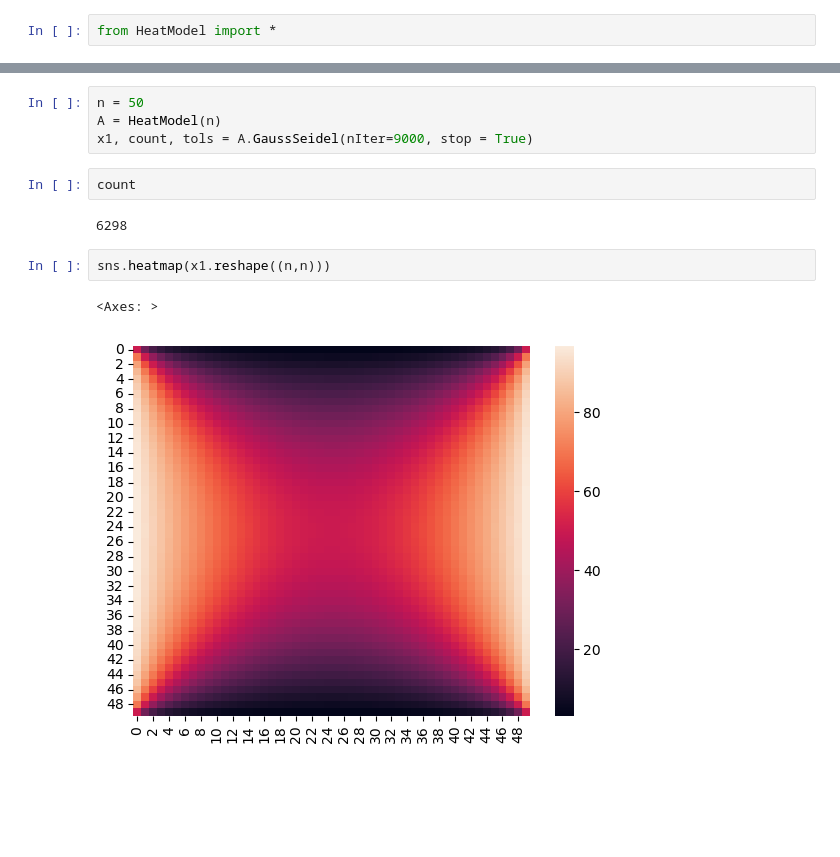
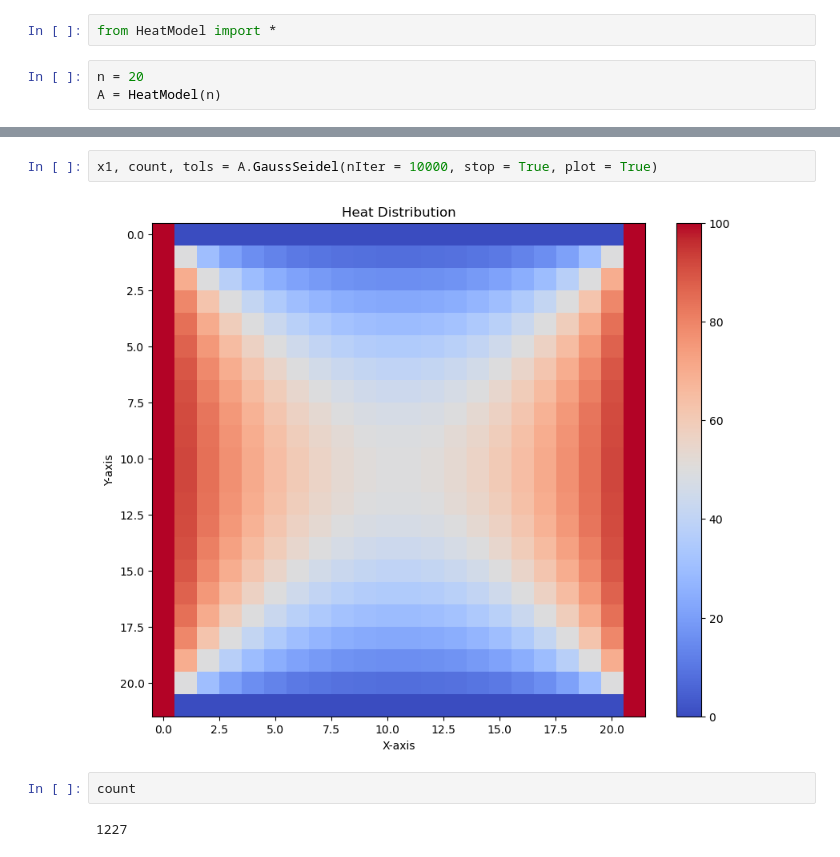
Before and after one commit to RaymondGarcia1107/MAS4107Opt1, a Jupyter notebook: RayScratch.ipynb, the cells around one changed output, grey strips where cells are left out. Saved outputs shown, nothing was run; the diff lists cells and outputs as text; blank space fills up the shorter version.

Commit message:
Updated HeatModel
Made the vector b mutable, and made changes to the visualization methods, along with the Jacobi and GS methods.

```diff
--- a/RayScratch.ipynb
+++ b/RayScratch.ipynb
@@ -1,2 +1,5 @@
 # %%
 from HeatModel import *
+# %%
+n = 20
+A = HeatModel(n)
@@ -3,13 +26,8 @@ from HeatModel import *
 # %%
-n = 50
-A = HeatModel(n)
-x1, count, tols = A.GaussSeidel(nIter=9000, stop = True)
+x1, count, tols = A.GaussSeidel(nIter = 10000, stop = True, plot = True)
+# %% [output]
+[figure, added]
 # %%
 count
 # %% [output]
-6298
+1227
-# %%
-sns.heatmap(x1.reshape((n,n)))
-# %% [output]
-<Axes: >
-[figure, removed]
```
Also changed, not shown: parts of 4 cells of this notebook, 1 other file.
